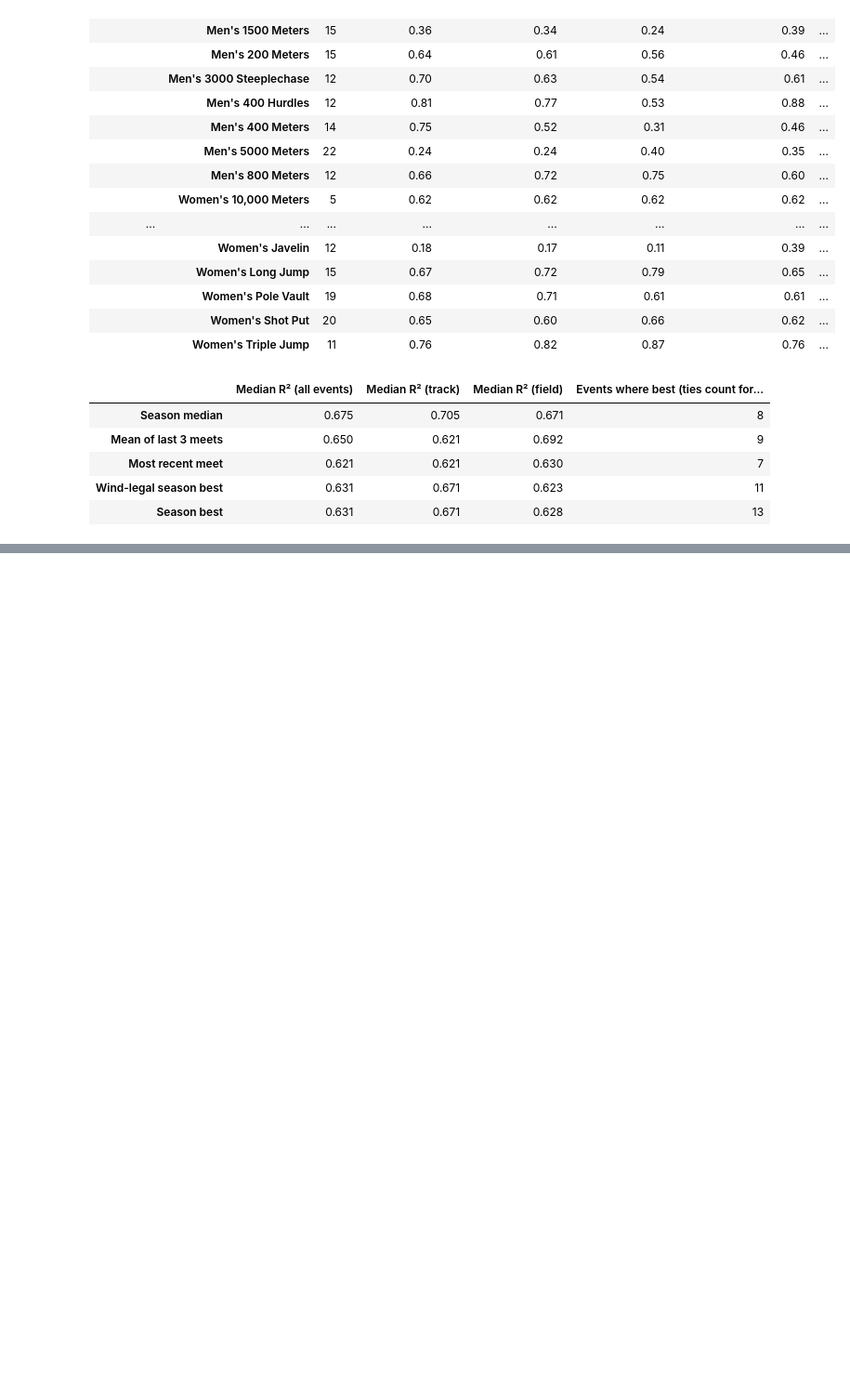
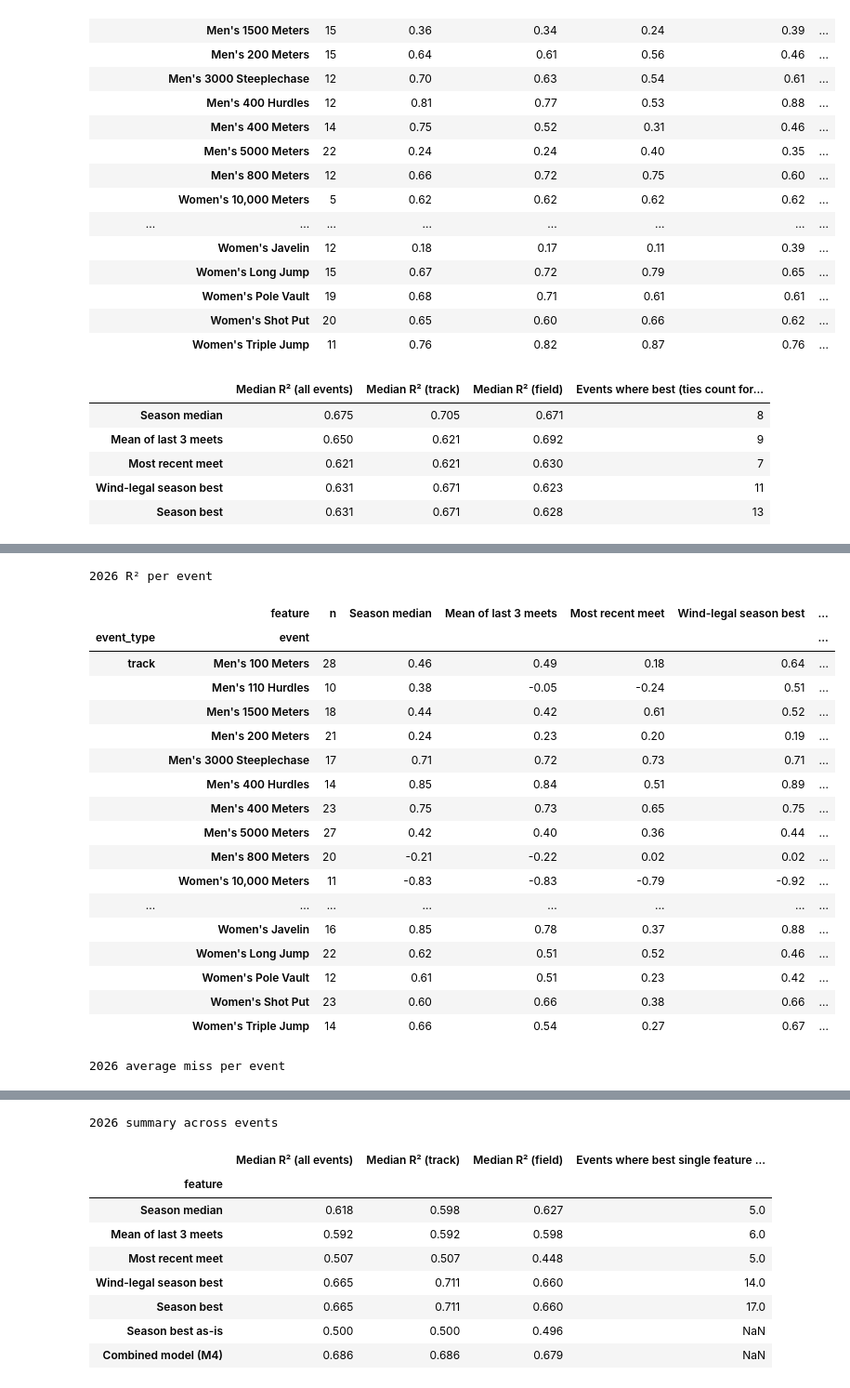
Before and after one commit to ChidiebereAgunanne/DSC180, a Jupyter notebook: big-west-predictor/notebooks/bigwest_2021_predictor.ipynb, the cells around one changed output, grey strips where cells are left out. Shown at 93% size. Saved outputs shown, nothing was run; the diff lists cells and outputs as text; code cells hidden in the pictures; blank space fills up the shorter version.

Commit message:
updated simple model and introduced readme file
Co-Authored-By: Claude Opus 5.5 <noreply@anthropic.com>

```diff
--- a/big-west-predictor/notebooks/bigwest_2021_predictor.ipynb
+++ b/big-west-predictor/notebooks/bigwest_2021_predictor.ipynb
@@ -598,0 +419,51 @@ with plt.rc_context(style):
+# %%
+event_order = dict(level=['event_type', 'event'], ascending=[False, True])
+test_preds = preds[preds['split'] == TEST_LABEL]
+by_event = test_preds.groupby(['event_type', 'event', 'feature'])
+
+per_event_test_r2 = (by_event.apply(within_event_r2, include_groups=False)
+                     .unstack('feature')[ORDER].sort_index(**event_order))
+per_event_test_r2.insert(0, 'n', test.groupby(['event_type', 'event']).size())
+single = per_event_test_r2[labels]
+single_best = single.ge(single.max(axis=1) - 1e-9, axis=0)
+per_event_test_r2['Best single feature'] = single_best.apply(lambda r: ' = '.join(r.index[r]), axis=1)
+
+per_event_test_mae = (by_event['error'].apply(lambda e: e.abs().mean())
+                      .unstack('feature')[ORDER].sort_index(**event_order))
+per_event_test_mae.insert(0, 'unit', ['seconds' if t == 'track' else 'meters'
+                                      for t in per_event_test_mae.index.get_level_values('event_type')])
+
+test_summary = pd.DataFrame({
+    'Median R² (all events)': per_event_test_r2[ORDER].median(),
+    'Median R² (track)': per_event_test_r2.loc['track', ORDER].median(),
+    'Median R² (field)': per_event_test_r2.loc['field', ORDER].median(),
+    'Events where best single feature (ties count for each)': single_best.sum().reindex(ORDER),
+})
+
+print(f'{TEST_YEAR} R² per event')
+display(per_event_test_r2.round(2))
+print(f'{TEST_YEAR} average miss per event')
+display(per_event_test_mae.round(2))
+print(f'{TEST_YEAR} summary across events')
+display(test_summary.round(3))
+# %% [output]
+2026 R² per event
+|  | feature | n | Season median | Mean of last 3 meets | Most recent meet | Wind-legal season best | ... |
+| event_type | event |  |  |  |  |  | ... |
+| track | Men's 100 Meters | 28 | 0.46 | 0.49 | 0.18 | 0.64 | ... |
+|  | Men's 110 Hurdles | 10 | 0.38 | -0.05 | -0.24 | 0.51 | ... |
+|  | Men's 1500 Meters | 18 | 0.44 | 0.42 | 0.61 | 0.52 | ... |
+|  | Men's 200 Meters | 21 | 0.24 | 0.23 | 0.20 | 0.19 | ... |
+|  | Men's 3000 Steeplechase | 17 | 0.71 | 0.72 | 0.73 | 0.71 | ... |
+|  | Men's 400 Hurdles | 14 | 0.85 | 0.84 | 0.51 | 0.89 | ... |
+|  | Men's 400 Meters | 23 | 0.75 | 0.73 | 0.65 | 0.75 | ... |
+|  | Men's 5000 Meters | 27 | 0.42 | 0.40 | 0.36 | 0.44 | ... |
+|  | Men's 800 Meters | 20 | -0.21 | -0.22 | 0.02 | 0.02 | ... |
+|  | Women's 10,000 Meters | 11 | -0.83 | -0.83 | -0.79 | -0.92 | ... |
+| ... | ... | ... | ... | ... | ... | ... | ... |
+|  | Women's Javelin | 16 | 0.85 | 0.78 | 0.37 | 0.88 | ... |
+|  | Women's Long Jump | 22 | 0.62 | 0.51 | 0.52 | 0.46 | ... |
+|  | Women's Pole Vault | 12 | 0.61 | 0.51 | 0.23 | 0.42 | ... |
+|  | Women's Shot Put | 23 | 0.60 | 0.66 | 0.38 | 0.66 | ... |
+|  | Women's Triple Jump | 14 | 0.66 | 0.54 | 0.27 | 0.67 | ... |
+2026 average miss per event
@@ -598,0 +488,10 @@ with plt.rc_context(style):
+2026 summary across events
+|  | Median R² (all events) | Median R² (track) | Median R² (field) | Events where best single feature ... |
+| feature |  |  |  |  |
+| Season median | 0.618 | 0.598 | 0.627 | 5.0 |
+| Mean of last 3 meets | 0.592 | 0.592 | 0.598 | 6.0 |
+| Most recent meet | 0.507 | 0.507 | 0.448 | 5.0 |
+| Wind-legal season best | 0.665 | 0.711 | 0.660 | 14.0 |
+| Season best | 0.665 | 0.711 | 0.660 | 17.0 |
+| Season best as-is | 0.500 | 0.500 | 0.496 | NaN |
+| Combined model (M4) | 0.686 | 0.686 | 0.679 | NaN |
```
Also changed, not shown: parts of 17 cells of this notebook, 2 other files.
